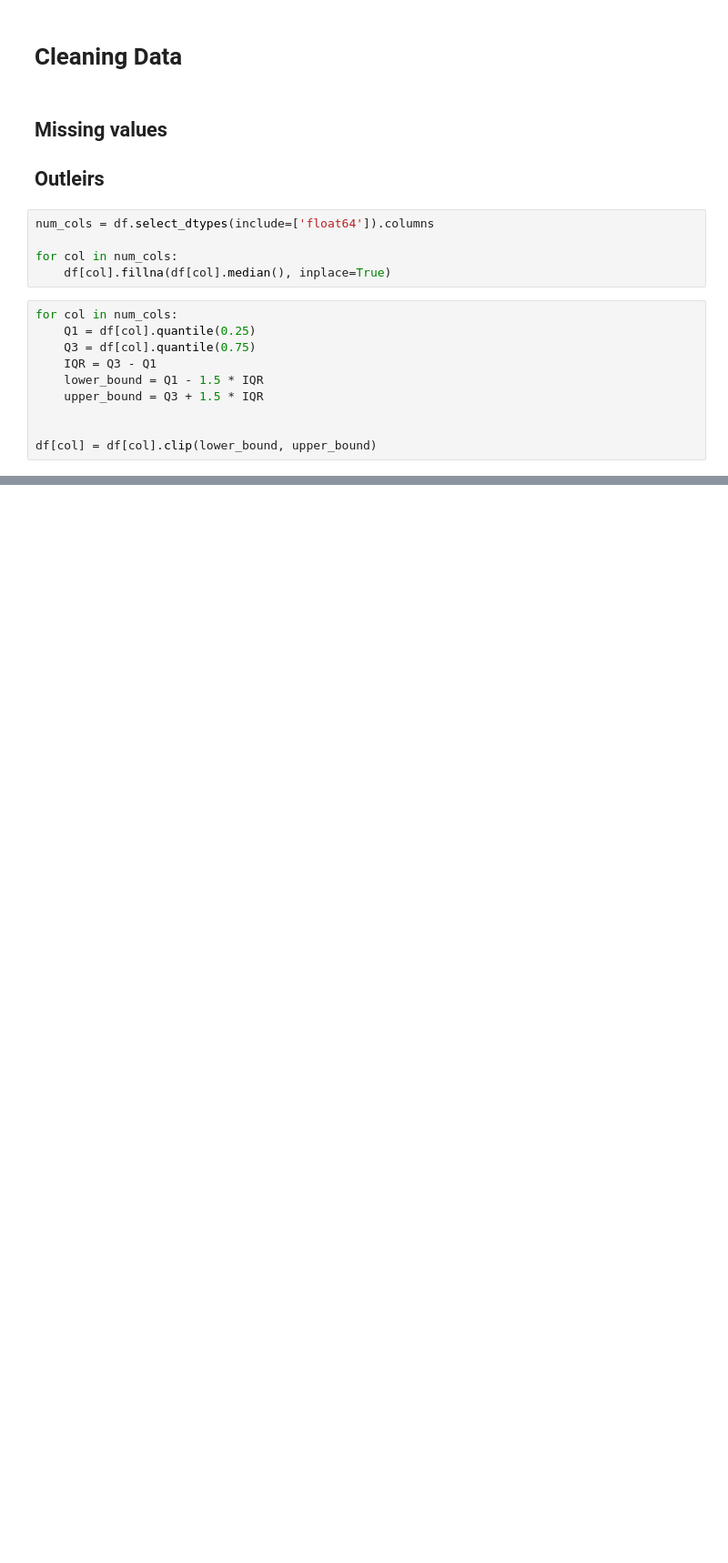
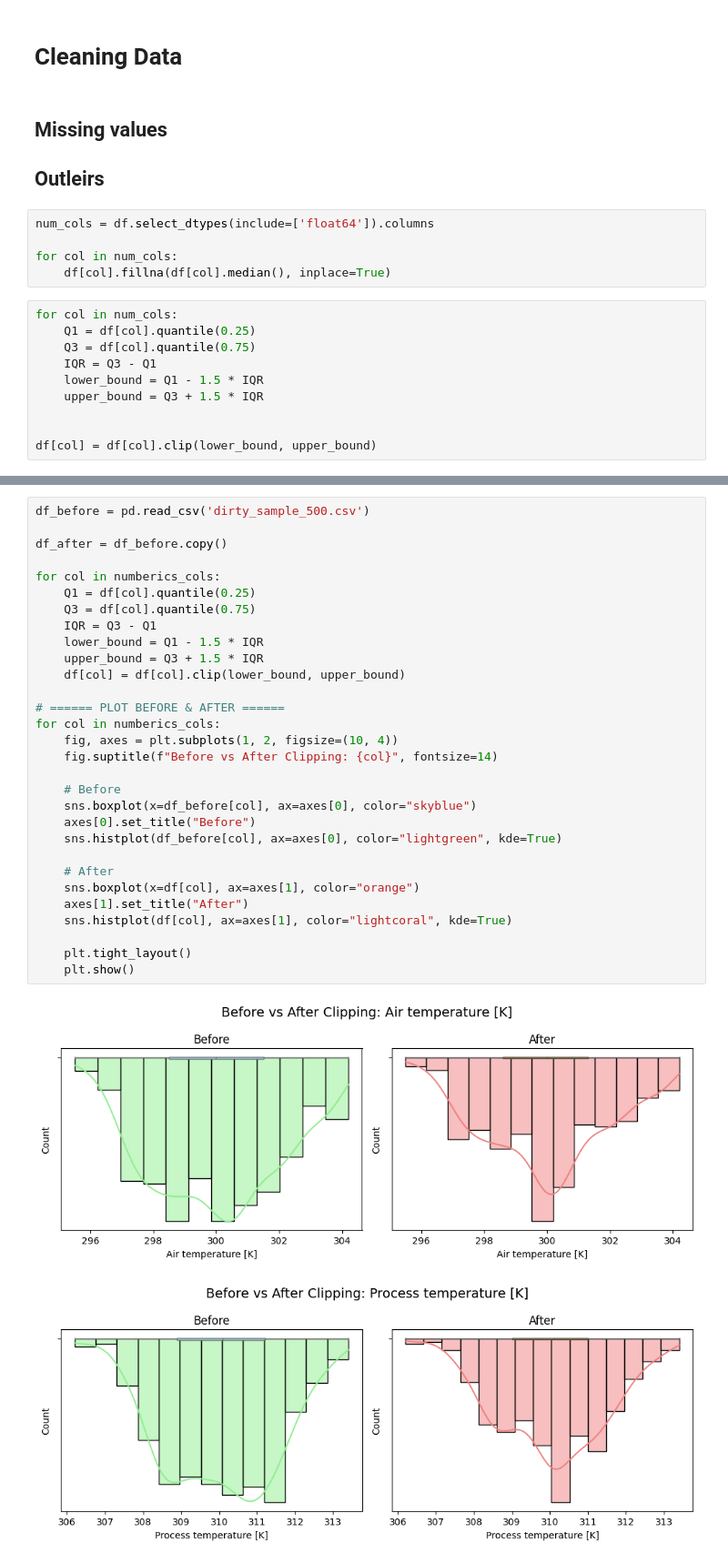
Before and after one commit to nmhkha/dm-project, a Jupyter notebook: EDA.ipynb, the cells around one changed output, grey strips where cells are left out. Shown at 91% size. Saved outputs shown, nothing was run; the diff lists cells and outputs as text; blank space fills up the shorter version.

```diff
--- a/EDA.ipynb
+++ b/EDA.ipynb
@@ -232,0 +273,33 @@ Giá trị lớn nhất sau clip: 1788.375
+# %%
+df_before = pd.read_csv('dirty_sample_500.csv')
+
+df_after = df_before.copy()
+
+for col in numberics_cols:
+    Q1 = df[col].quantile(0.25)
+    Q3 = df[col].quantile(0.75)
+    IQR = Q3 - Q1
+    lower_bound = Q1 - 1.5 * IQR
+    upper_bound = Q3 + 1.5 * IQR
+    df[col] = df[col].clip(lower_bound, upper_bound)
+
+# ====== PLOT BEFORE & AFTER ======
+for col in numberics_cols:
+    fig, axes = plt.subplots(1, 2, figsize=(10, 4))
+    fig.suptitle(f"Before vs After Clipping: {col}", fontsize=14)
+
+    # Before
+    sns.boxplot(x=df_before[col], ax=axes[0], color="skyblue")
+    axes[0].set_title("Before")
+    sns.histplot(df_before[col], ax=axes[0], color="lightgreen", kde=True)
+
+    # After
+    sns.boxplot(x=df[col], ax=axes[1], color="orange")
+    axes[1].set_title("After")
+    sns.histplot(df[col], ax=axes[1], color="lightcoral", kde=True)
+
+    plt.tight_layout()
+    plt.show()
+# %% [output]
+[figure, added]
+[figure, added]
```
Also changed, not shown: parts of 5 cells of this notebook.
